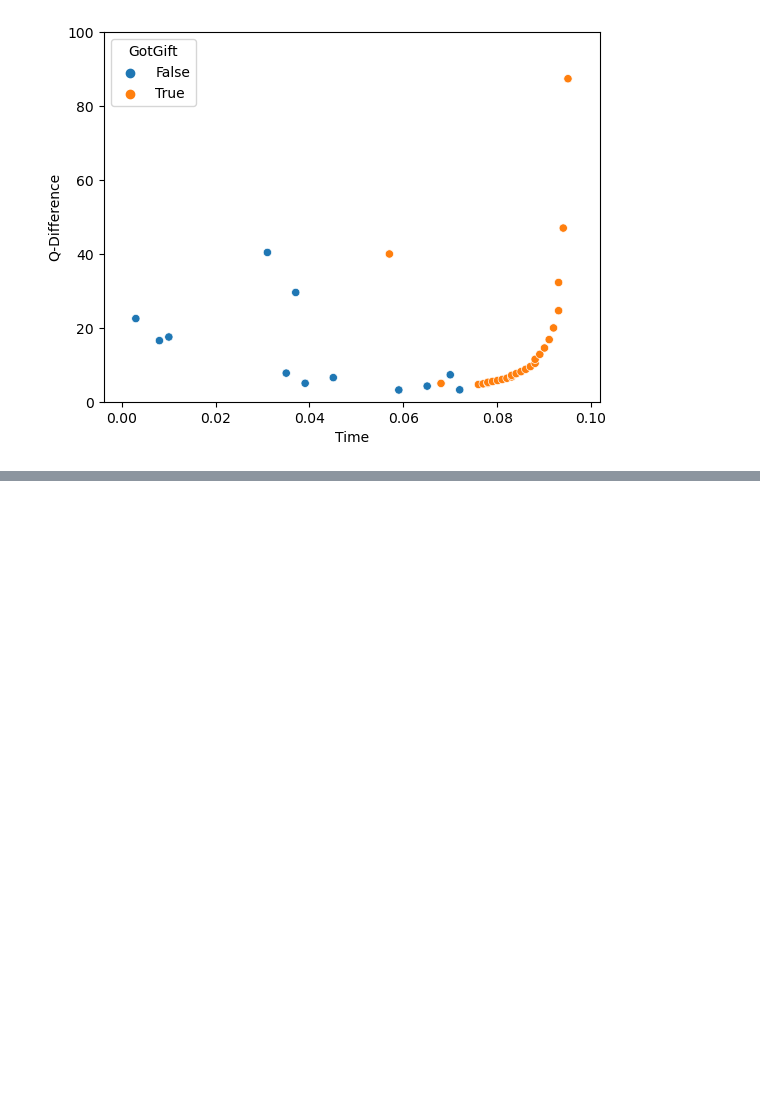
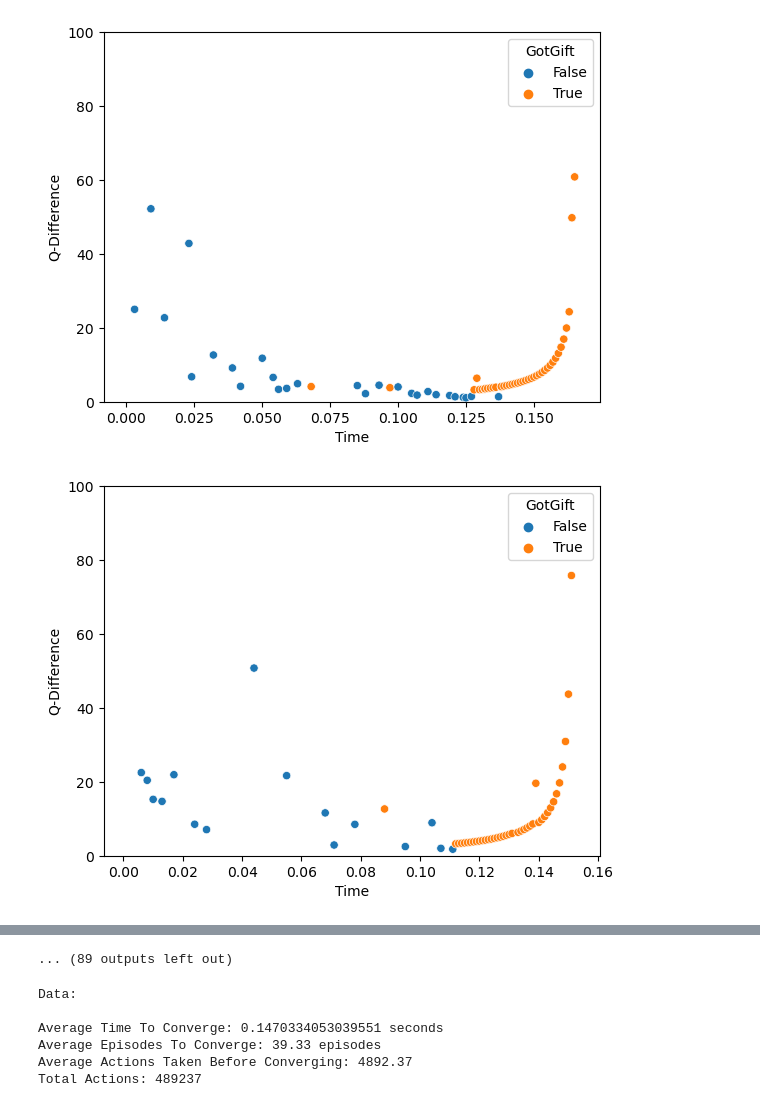
Before and after one commit to Ju2t-us/RFP-3, a Jupyter notebook: Gio'sWork/Q-Learning.ipynb, the cells around one changed output, grey strips where cells are left out. Saved outputs shown, nothing was run; the diff lists cells and outputs as text; code cells hidden in the pictures; blank space fills up the shorter version.

```diff
--- a/Gio'sWork/Q-Learning.ipynb
+++ b/Gio'sWork/Q-Learning.ipynb
@@ -53,6 +53,9 @@ def runTrial():
     # Q-learning algorithm
     start_time = time.time()
     episode = 0
+    timeToConverge = 0
+
+    actions = 0
 
     loop = True
 
@@ -76,6 +79,7 @@ def runTrial():
             # Take action and observe next state and reward
             steps.append(action)
             step = env.step(action)
+            actions+=1
             next_state = step[0]
             reward = step[1]
             done = step[2]
@@ -119,6 +123,7 @@ def runTrial():
             loop=False
     #         print("Final time: "+str(elapsed_time))
     #         print(change)
+            timeToConverge = elapsed_time
         episode += 1
 
 
@@ -127,3 +132,17 @@ def runTrial():
 
     # print("Optimal policy:")
     # print(optimal_policy)
+
+    # Create the scatter plot
+    sns.scatterplot(data=statistics, x="Time", y="Q-Difference", hue="GotGift")
+
+    # Set the limits of x and y axes
+    plt.ylim(0, 100)
+    # Show the plot
+    plt.show()
+
+    return {
+        "Time": timeToConverge,
+        "Episodes": episode,
+        "ActionCount": actions
+    }
@@ -138,11 +149,26 @@ Elapsed time: 0.10603451728820801 seconds
-# %%
-# Create the scatter plot
-sns.scatterplot(data=statistics, x="Time", y="Q-Difference", hue="GotGift")
-
-# Set the limits of x and y axes
-plt.ylim(0, 100)
-
-# Show the plot
-plt.show()
-# %% [output]
-[figure, removed]
+# %%
+trialTimes = pd.DataFrame(
+    {
+        "Trial": [],
+        "Time": [],
+        "Episodes": [],
+        "Actions": []
+    }
+)
+
+for i in range(100):
+    data = runTrial()
+    tim = data["Time"]
+    episodes = data["Episodes"]
+    actions = data['ActionCount']
+    trialTimes.loc[i] = {
+        "Trial": i+1,
+        "Time": tim,
+        "Episodes": episodes,
+        "Actions": actions
+    }
+
+print(trialTimes)
+# %% [output]
+[figure, added]
+[figure, added]
@@ -148,0 +185,14 @@ plt.show()
+... (89 outputs left out)
+# %%
+
+avgTime = trialTimes["Time"].mean()
+avgEpisodes = trialTimes["Episodes"].mean()
+avgActions = trialTimes['Actions'].mean()
+print("Data:\n\nAverage Time To Converge: "+str(avgTime)+" seconds\nAverage Episodes To Converge: "+str(avgEpisodes)+" episodes\nAverage Actions Taken Before Converging: "+str(avgActions)+"\nTotal Actions: "+str(trialTimes["Actions"].sum()))
+# %% [output]
+Data:
+
+Average Time To Converge: 0.1470334053039551 seconds
+Average Episodes To Converge: 39.33 episodes
+Average Actions Taken Before Converging: 4892.37
+Total Actions: 489237
```
Also changed, not shown: parts of 4 cells of this notebook, 26 other files.
